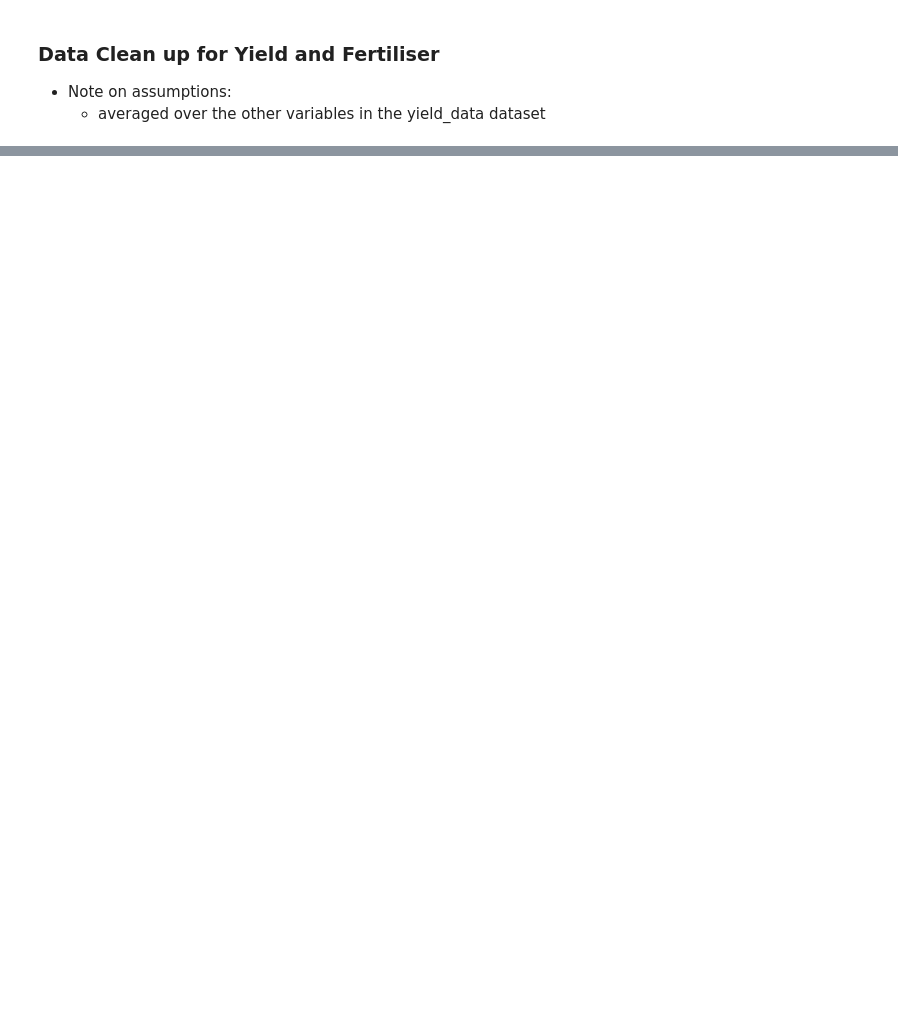
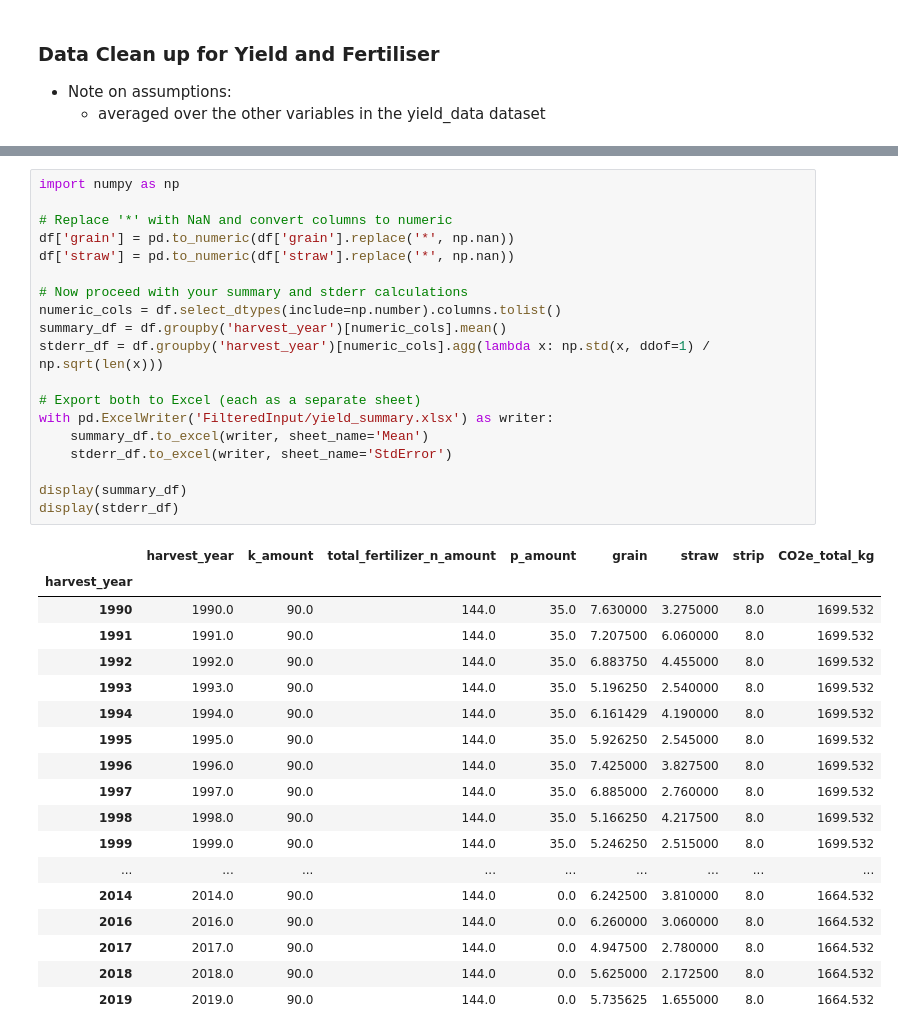
Before and after one commit to swimmingkirby/TeamOthers, a Jupyter notebook: cleanYieldData.ipynb, the cells around one changed output, grey strips where cells are left out. Drawn from its saved outputs; the diff is of its cells as text; blank space fills up the shorter version.

```diff
--- a/cleanYieldData.ipynb
+++ b/cleanYieldData.ipynb
@@ -54,0 +105,38 @@ display(df)
+# %%
+import numpy as np
+
+# Replace '*' with NaN and convert columns to numeric
+df['grain'] = pd.to_numeric(df['grain'].replace('*', np.nan))
+df['straw'] = pd.to_numeric(df['straw'].replace('*', np.nan))
+
+# Now proceed with your summary and stderr calculations
+numeric_cols = df.select_dtypes(include=np.number).columns.tolist()
+summary_df = df.groupby('harvest_year')[numeric_cols].mean()
+stderr_df = df.groupby('harvest_year')[numeric_cols].agg(lambda x: np.std(x, ddof=1) / np.sqrt(len(x)))
+
+# Export both to Excel (each as a separate sheet)
+with pd.ExcelWriter('FilteredInput/yield_summary.xlsx') as writer:
+    summary_df.to_excel(writer, sheet_name='Mean')
+    stderr_df.to_excel(writer, sheet_name='StdError')
+
+display(summary_df)
+display(stderr_df)
+# %% [output]
+|  | harvest_year | k_amount | total_fertilizer_n_amount | p_amount | grain | straw | strip | CO2e_total_kg |
+| harvest_year |  |  |  |  |  |  |  |  |
+| 1990 | 1990.0 | 90.0 | 144.0 | 35.0 | 7.630000 | 3.275000 | 8.0 | 1699.532 |
+| 1991 | 1991.0 | 90.0 | 144.0 | 35.0 | 7.207500 | 6.060000 | 8.0 | 1699.532 |
+| 1992 | 1992.0 | 90.0 | 144.0 | 35.0 | 6.883750 | 4.455000 | 8.0 | 1699.532 |
+| 1993 | 1993.0 | 90.0 | 144.0 | 35.0 | 5.196250 | 2.540000 | 8.0 | 1699.532 |
+| 1994 | 1994.0 | 90.0 | 144.0 | 35.0 | 6.161429 | 4.190000 | 8.0 | 1699.532 |
+| 1995 | 1995.0 | 90.0 | 144.0 | 35.0 | 5.926250 | 2.545000 | 8.0 | 1699.532 |
+| 1996 | 1996.0 | 90.0 | 144.0 | 35.0 | 7.425000 | 3.827500 | 8.0 | 1699.532 |
+| 1997 | 1997.0 | 90.0 | 144.0 | 35.0 | 6.885000 | 2.760000 | 8.0 | 1699.532 |
+| 1998 | 1998.0 | 90.0 | 144.0 | 35.0 | 5.166250 | 4.217500 | 8.0 | 1699.532 |
+| 1999 | 1999.0 | 90.0 | 144.0 | 35.0 | 5.246250 | 2.515000 | 8.0 | 1699.532 |
+| ... | ... | ... | ... | ... | ... | ... | ... | ... |
+| 2014 | 2014.0 | 90.0 | 144.0 | 0.0 | 6.242500 | 3.810000 | 8.0 | 1664.532 |
+| 2016 | 2016.0 | 90.0 | 144.0 | 0.0 | 6.260000 | 3.060000 | 8.0 | 1664.532 |
+| 2017 | 2017.0 | 90.0 | 144.0 | 0.0 | 4.947500 | 2.780000 | 8.0 | 1664.532 |
+| 2018 | 2018.0 | 90.0 | 144.0 | 0.0 | 5.625000 | 2.172500 | 8.0 | 1664.532 |
+| 2019 | 2019.0 | 90.0 | 144.0 | 0.0 | 5.735625 | 1.655000 | 8.0 | 1664.532 |
```
Also changed, not shown: parts of 7 cells of this notebook, 6 other files.
